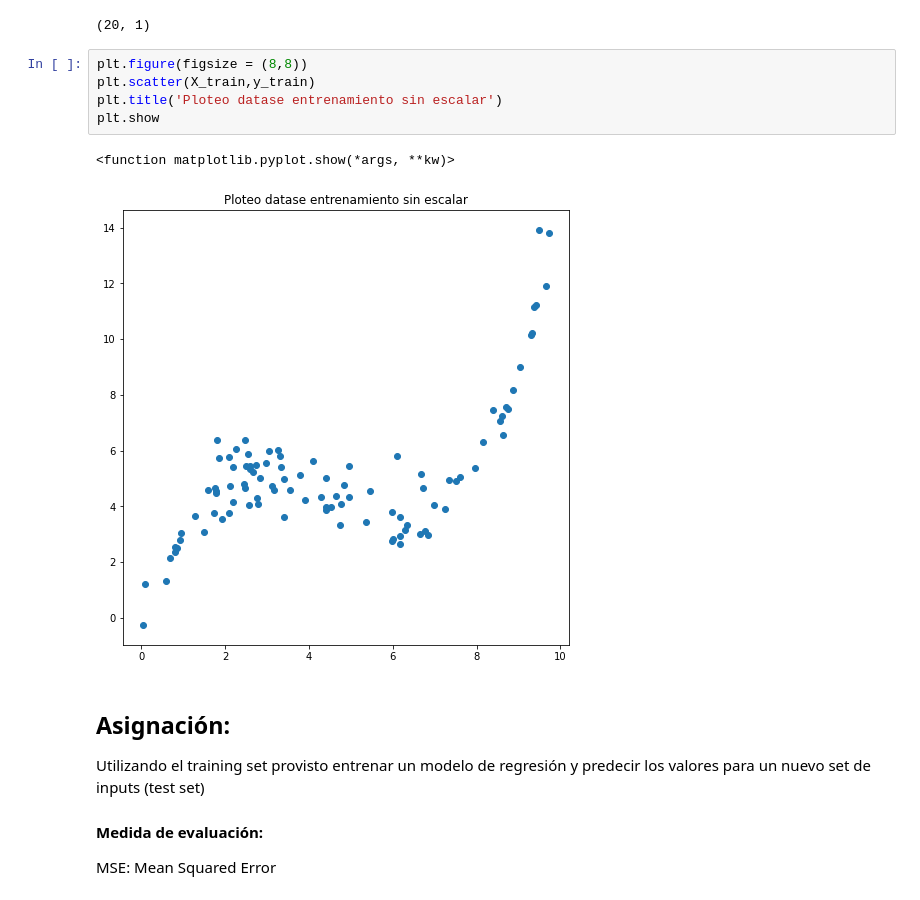
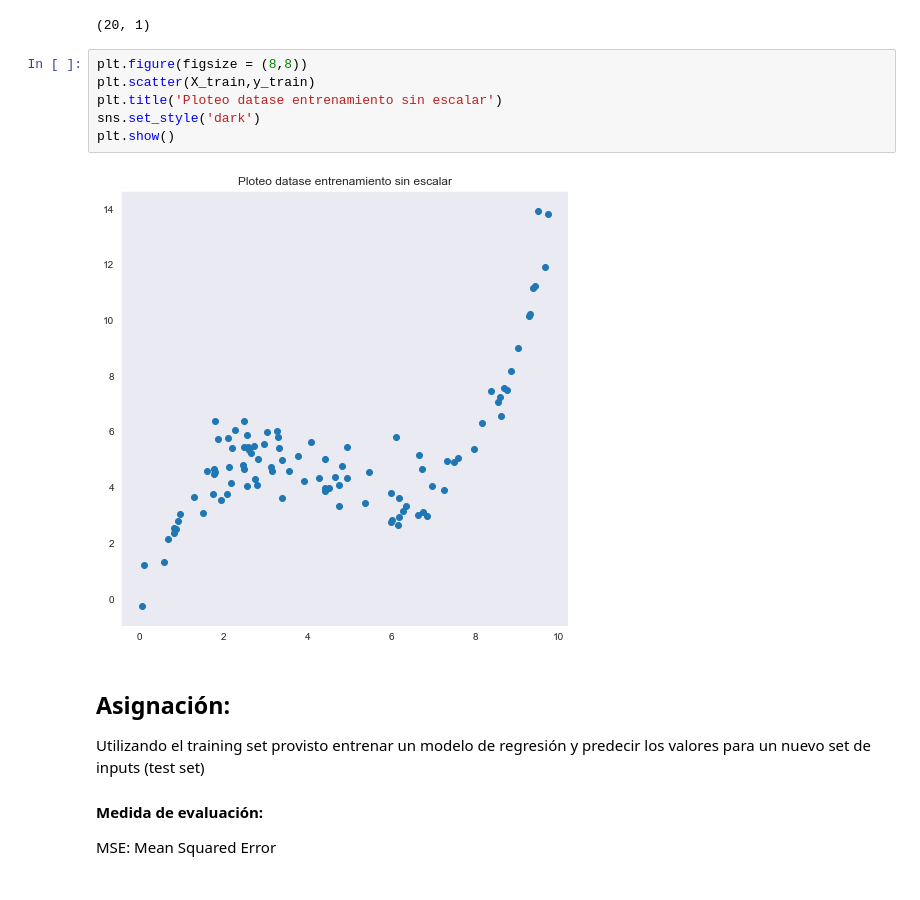
Before and after one commit to micatokashiki/Clase_05_Regression, a Jupyter notebook: clusterai_2020_clase08_ML_Strategy.ipynb, the cells around one changed output. Saved outputs shown, nothing was run; the diff lists cells and outputs as text.

```diff
--- a/clusterai_2020_clase08_ML_Strategy.ipynb
+++ b/clusterai_2020_clase08_ML_Strategy.ipynb
@@ -33,11 +33,11 @@ X_test.shape
 # %%
 plt.figure(figsize = (8,8))
 plt.scatter(X_train,y_train)
 plt.title('Ploteo datase entrenamiento sin escalar')
-plt.show
+sns.set_style('dark')
+plt.show()
 # %% [output]
-<function matplotlib.pyplot.show(*args, **kw)>
-[figure, old version]
+[figure, new version]
 # %% [markdown]
 ## Asignación:
 Utilizando el training set provisto entrenar un modelo de regresión y predecir los valores para un nuevo set de inputs (test set)
```
Also changed, not shown: parts of 6 cells of this notebook.
